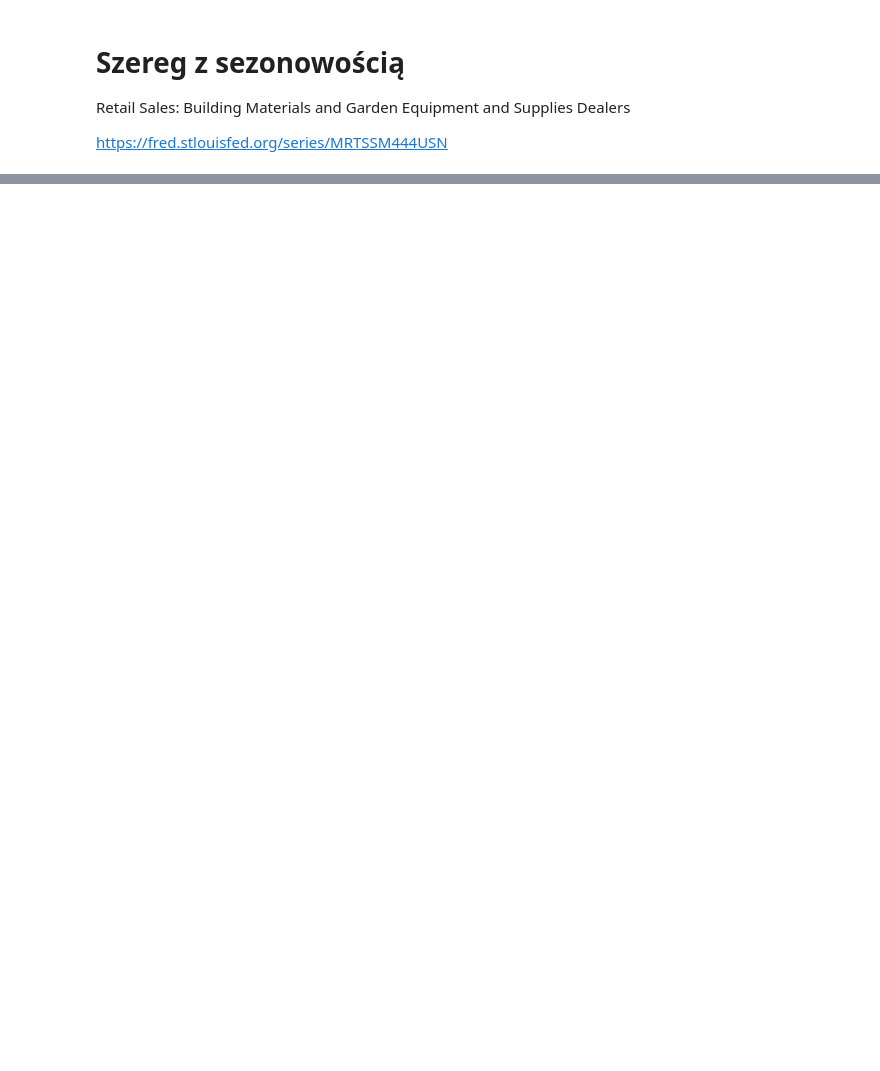
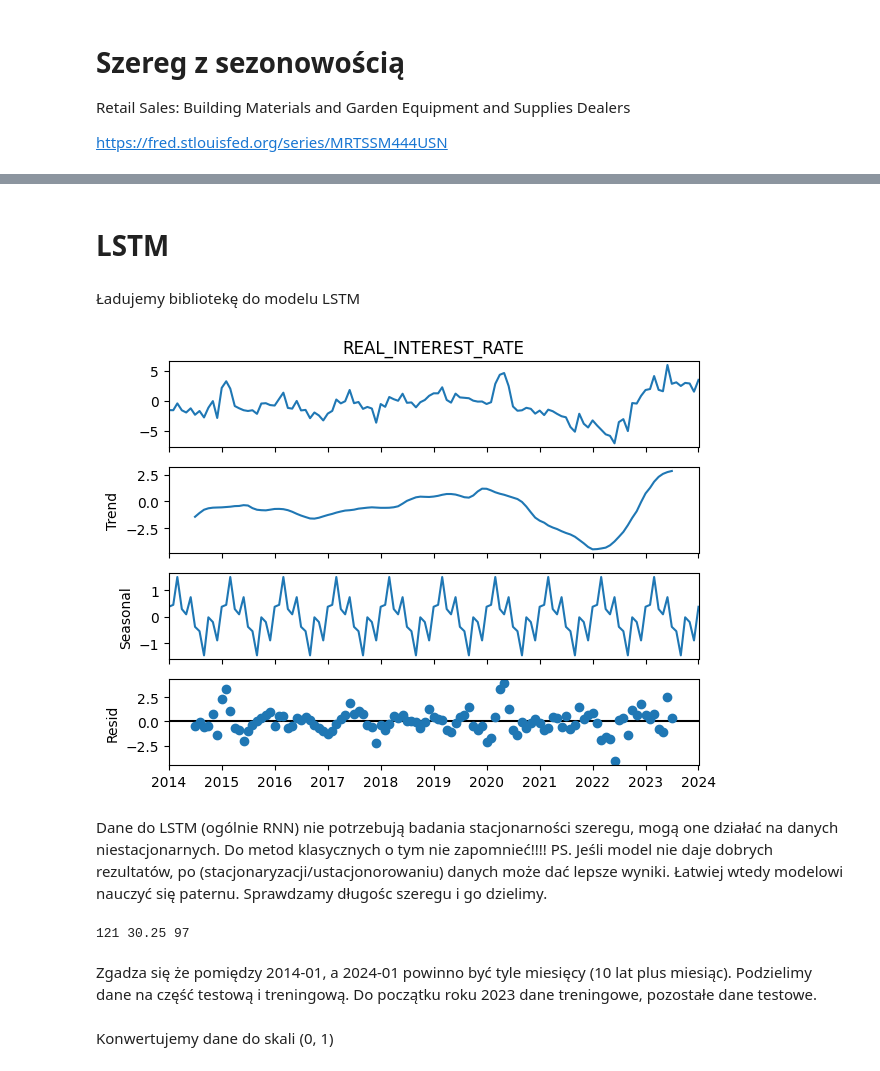
Before and after one commit to AldonaSwirad/Machine-learning-in-time-series-analysis, a Jupyter notebook: INZ.ipynb, the cells around one changed output, grey strips where cells are left out. Cells and saved outputs as stored; diff of their text form; code cells hidden in the pictures; blank space fills up the shorter version.

```diff
--- a/INZ.ipynb
+++ b/INZ.ipynb
@@ -21,8 +21,9 @@ Wybrane szeregi czasowe to dane pobierane miesięcznie od 2014.01.01 do 2024.01.
 
 https://fred.stlouisfed.org/series/REAINTRATREARAT1MO
 # %%
-data_rate = pd.read_csv("D:\inz\data\interest_rate.csv", sep=',', encoding='utf-8')
+data_rate = pd.read_csv("D:\inz\data\interest_rate.csv", sep=',', encoding='utf-8', index_col = 'DATE', parse_dates = True) # upewnienie się, że daty będą rozpoznawane jako daty
 df_rate = pd.DataFrame(data_rate)
-df_rate.columns.values[1] = 'REAL_INTEREST_RATE'
+df_rate.columns.values[0] = 'REAL_INTEREST_RATE'
+df_rate.index.freq = 'MS' # zaznaczam, że dane sa miesięczne (zazwyczaj powinno się i tak ustawić automatycznie)
 print(df_rate.head(10))
 # %% [output]
@@ -150,0 +157,4 @@ plt.show()
+# %% [markdown]
+# LSTM
+# %% [markdown]
+Ładujemy bibliotekę do modelu LSTM
@@ -150,0 +163,15 @@ plt.show()
+# %%
+results = seasonal_decompose(df_rate['REAL_INTEREST_RATE'])
+results.plot(); #; - wykresy nie pojawiają się podwójnie!
+# %% [output]
+[figure, added]
+# %% [markdown]
+Dane do LSTM (ogólnie RNN) nie potrzebują badania stacjonarności szeregu, mogą one działać na danych niestacjonarnych. Do metod klasycznych o tym nie zapomnieć!!!!
+PS. Jeśli model nie daje dobrych rezultatów, po (stacjonaryzacji/ustacjonorowaniu) danych może dać lepsze wyniki. Łatwiej wtedy modelowi nauczyć się paternu.
+Sprawdzamy długośc szeregu i go dzielimy.
+# %%
+print(len(df_rate), len(df_rate)/4, len(df_rate)-24)
+# %% [output]
+121 30.25 97
+# %% [markdown]
+Zgadza się że pomiędzy 2014-01, a 2024-01 powinno być tyle miesięcy (10 lat plus miesiąc). Podzielimy dane na część testową i treningową. Do początku roku 2023 dane treningowe, pozostałe dane testowe.
@@ -150,0 +182,2 @@ plt.show()
+# %% [markdown]
+Konwertujemy dane do skali (0, 1)
```
Also changed, not shown: parts of 38 cells of this notebook.
